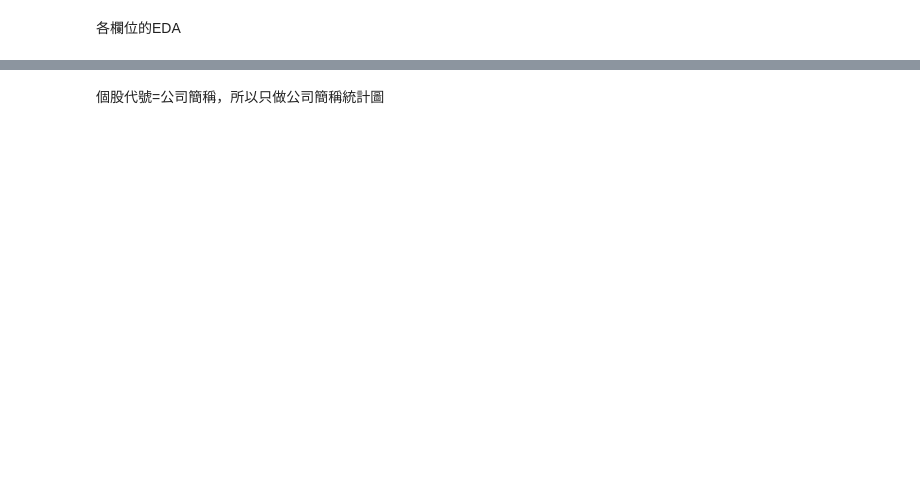
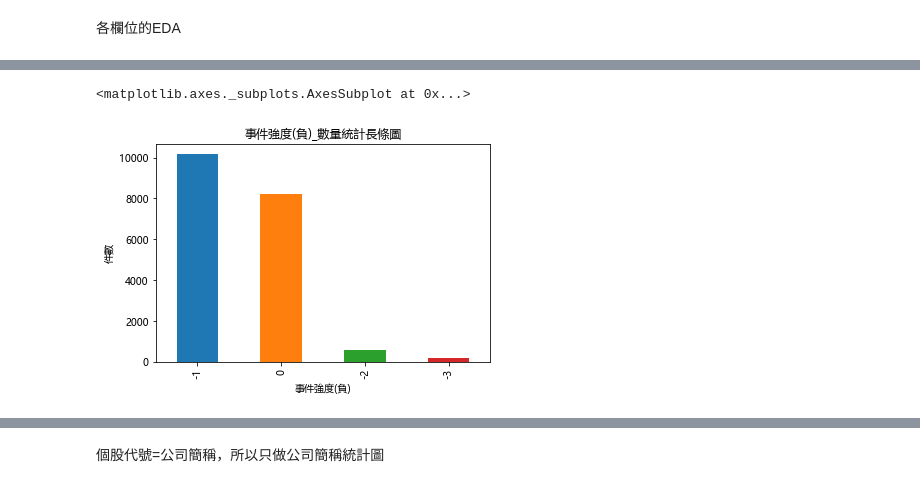
Before and after one commit to p314008dsa/Text-mining, a Jupyter notebook: Data/金融科技實作(EDA).ipynb, the cells around one changed output, grey strips where cells are left out. Saved outputs shown, nothing was run; the diff lists cells and outputs as text; code cells hidden in the pictures; blank space fills up the shorter version.

```diff
--- a/Data/金融科技實作(EDA).ipynb
+++ b/Data/金融科技實作(EDA).ipynb
@@ -203,0 +263,8 @@ df.iloc[:,2].value_counts().plot.bar()
+# %%
+plt.title("事件強度(負)_數量統計長條圖")
+plt.xlabel("事件強度(負)")
+plt.ylabel("件數")
+negative.iloc[:,6].value_counts().plot.bar()
+# %% [output]
+<matplotlib.axes._subplots.AxesSubplot at 0x...>
+[figure, added]
```
Also changed, not shown: parts of 53 cells of this notebook.
